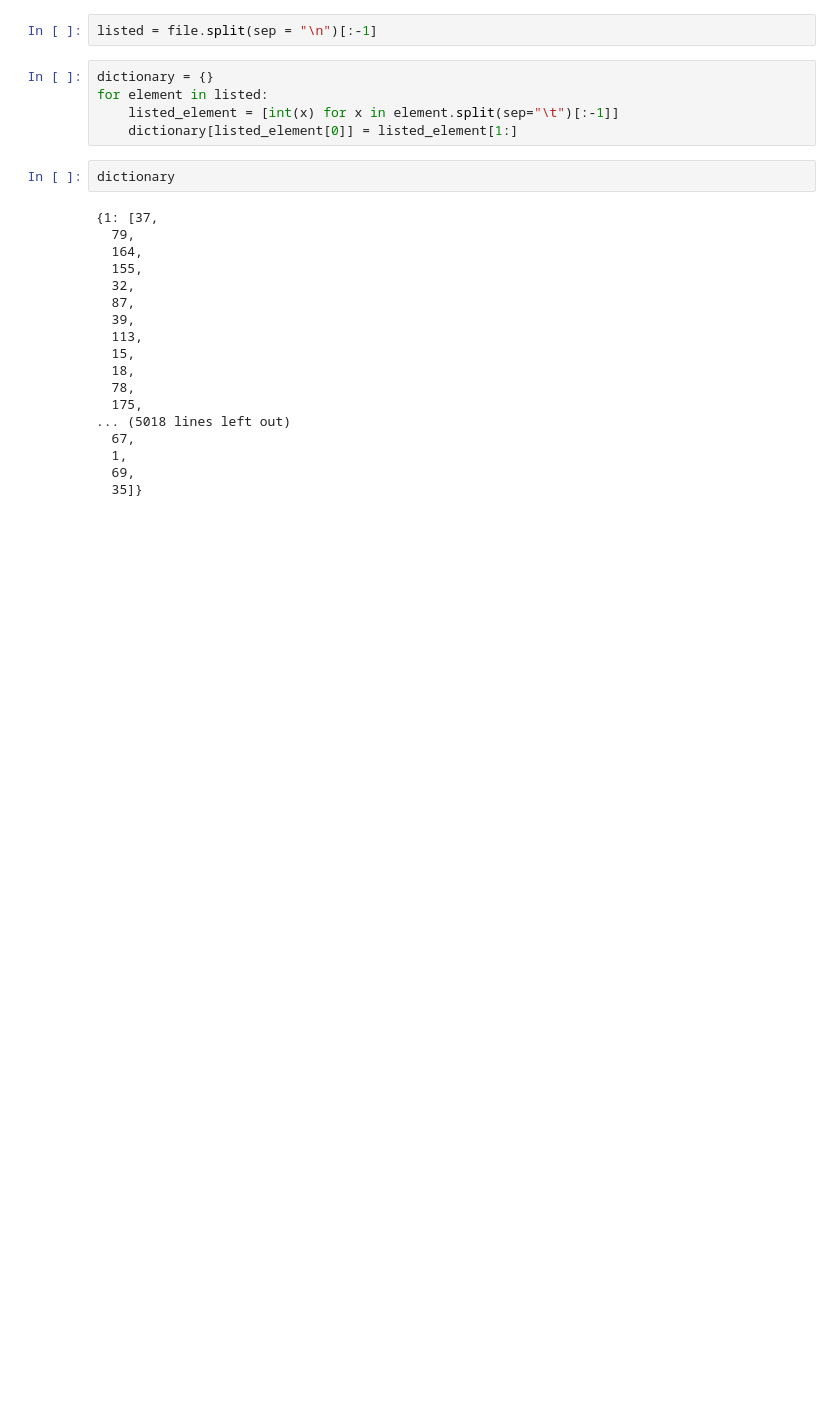
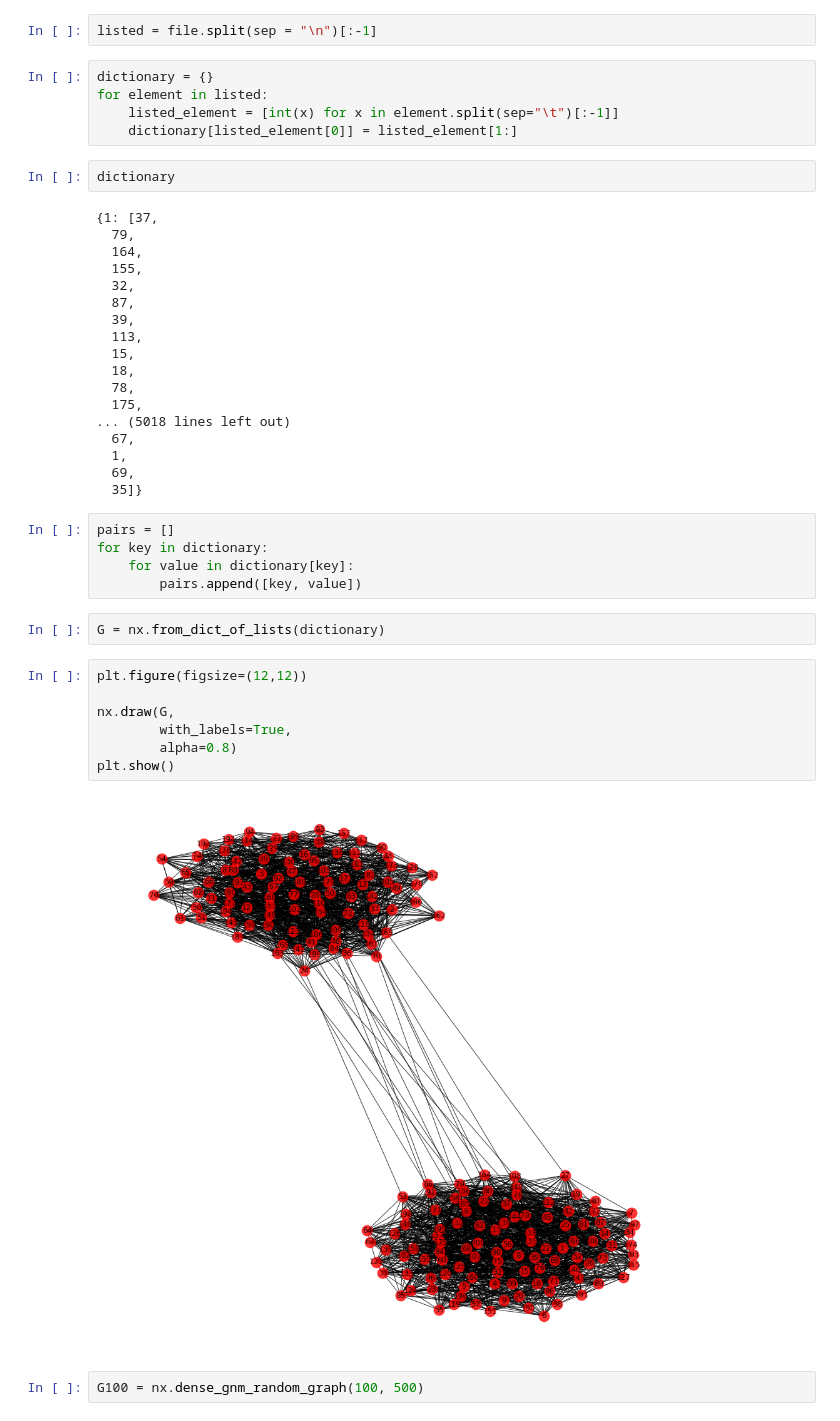
Before and after one commit to keita-dc/coursera_algorithm, a Jupyter notebook: assignment_4.ipynb, the cells around one changed output. Saved outputs shown, nothing was run; the diff lists cells and outputs as text; blank space fills up the shorter version.

```diff
--- a/assignment_4.ipynb
+++ b/assignment_4.ipynb
@@ -42,3 +44,21 @@ dictionary
   1,
   69,
   35]}
+# %%
+pairs = []
+for key in dictionary:
+    for value in dictionary[key]:
+        pairs.append([key, value])
+# %%
+G = nx.from_dict_of_lists(dictionary)
+# %%
+plt.figure(figsize=(12,12))
+
+nx.draw(G,
+        with_labels=True,
+        alpha=0.8)
+plt.show()
+# %% [output]
+[figure, added]
+# %%
+G100 = nx.dense_gnm_random_graph(100, 500)
```
Also changed, not shown: parts of 3 cells of this notebook, 2 other files.
